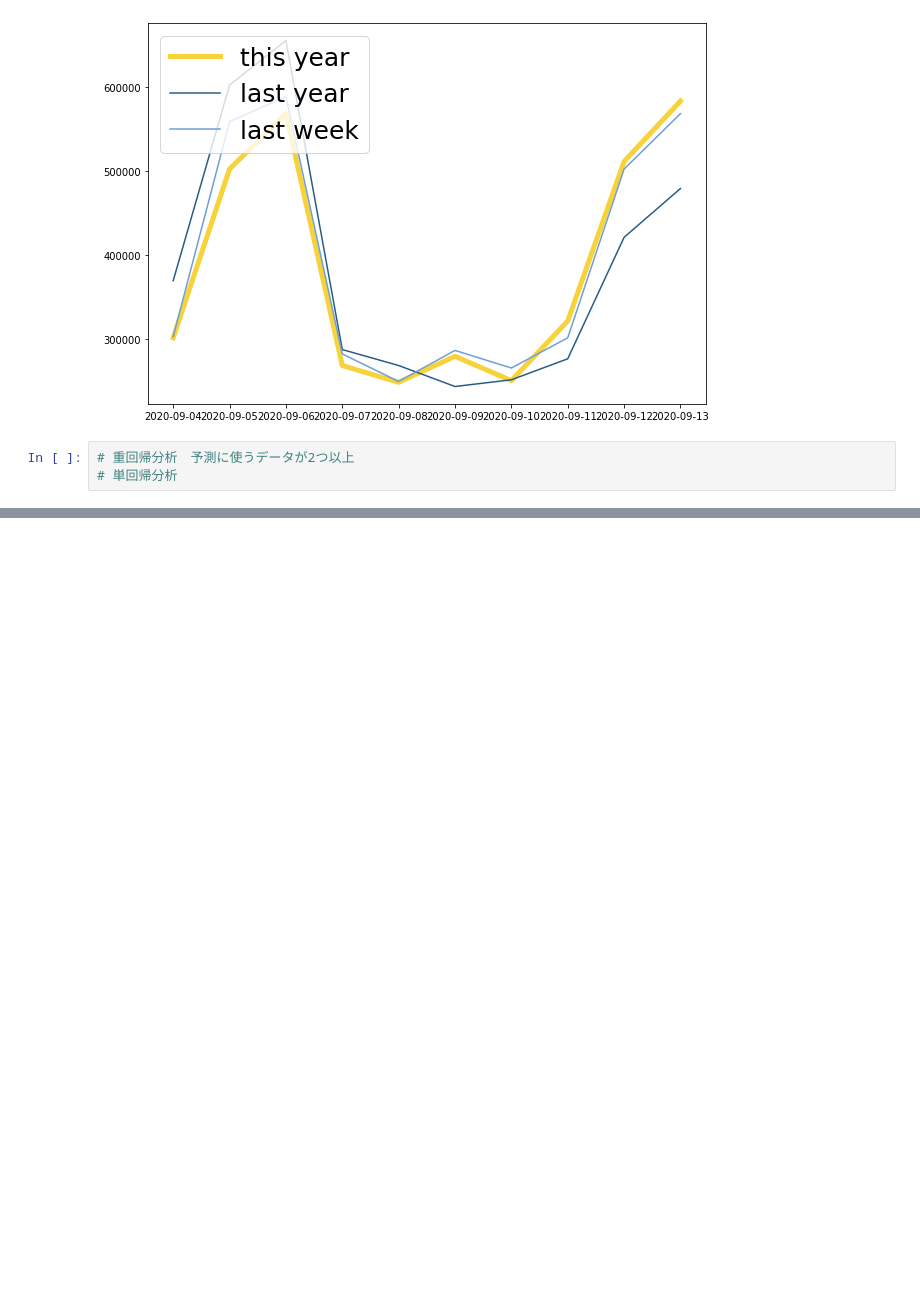
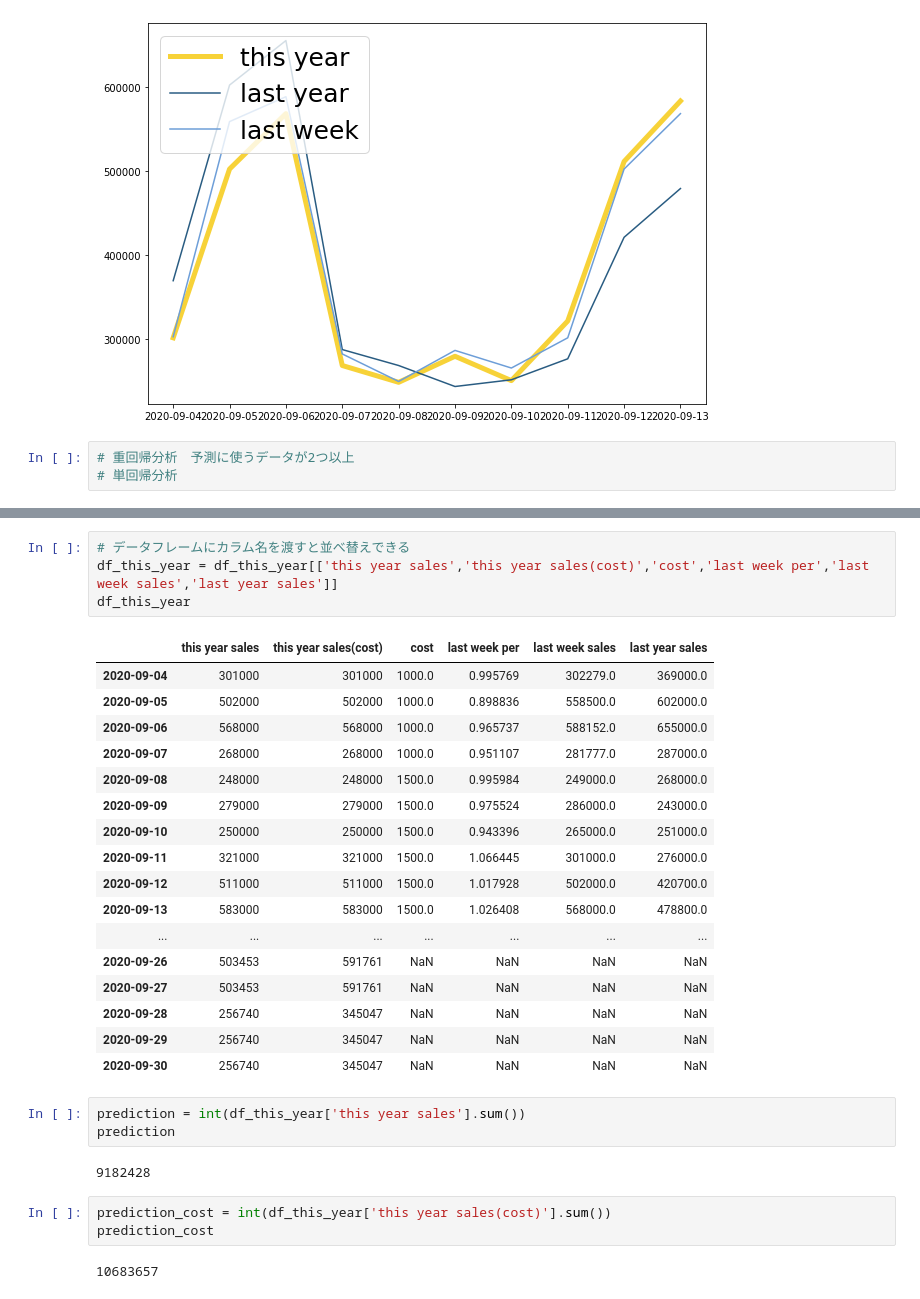
Before and after one commit to nin844/it_practice, a Jupyter notebook: pandas02.ipynb, the cells around one changed output, grey strips where cells are left out. Cells and saved outputs as stored; diff of their text form; blank space fills up the shorter version.

```diff
--- a/pandas02.ipynb
+++ b/pandas02.ipynb
@@ -1201,0 +1688,32 @@ plt.savefig("/content/drive/My Drive/graph02.png")
+# %%
+# データフレームにカラム名を渡すと並べ替えできる
+df_this_year = df_this_year[['this year sales','this year sales(cost)','cost','last week per','last week sales','last year sales']]
+df_this_year
+# %% [output]
+|  | this year sales | this year sales(cost) | cost | last week per | last week sales | last year sales |
+| 2020-09-04 | 301000 | 301000 | 1000.0 | 0.995769 | 302279.0 | 369000.0 |
+| 2020-09-05 | 502000 | 502000 | 1000.0 | 0.898836 | 558500.0 | 602000.0 |
+| 2020-09-06 | 568000 | 568000 | 1000.0 | 0.965737 | 588152.0 | 655000.0 |
+| 2020-09-07 | 268000 | 268000 | 1000.0 | 0.951107 | 281777.0 | 287000.0 |
+| 2020-09-08 | 248000 | 248000 | 1500.0 | 0.995984 | 249000.0 | 268000.0 |
+| 2020-09-09 | 279000 | 279000 | 1500.0 | 0.975524 | 286000.0 | 243000.0 |
+| 2020-09-10 | 250000 | 250000 | 1500.0 | 0.943396 | 265000.0 | 251000.0 |
+| 2020-09-11 | 321000 | 321000 | 1500.0 | 1.066445 | 301000.0 | 276000.0 |
+| 2020-09-12 | 511000 | 511000 | 1500.0 | 1.017928 | 502000.0 | 420700.0 |
+| 2020-09-13 | 583000 | 583000 | 1500.0 | 1.026408 | 568000.0 | 478800.0 |
+| ... | ... | ... | ... | ... | ... | ... |
+| 2020-09-26 | 503453 | 591761 | NaN | NaN | NaN | NaN |
+| 2020-09-27 | 503453 | 591761 | NaN | NaN | NaN | NaN |
+| 2020-09-28 | 256740 | 345047 | NaN | NaN | NaN | NaN |
+| 2020-09-29 | 256740 | 345047 | NaN | NaN | NaN | NaN |
+| 2020-09-30 | 256740 | 345047 | NaN | NaN | NaN | NaN |
+# %%
+prediction = int(df_this_year['this year sales'].sum())
+prediction
+# %% [output]
+9182428
+# %%
+prediction_cost = int(df_this_year['this year sales(cost)'].sum())
+prediction_cost
+# %% [output]
+10683657
```
Also changed, not shown: parts of 64 cells of this notebook.
